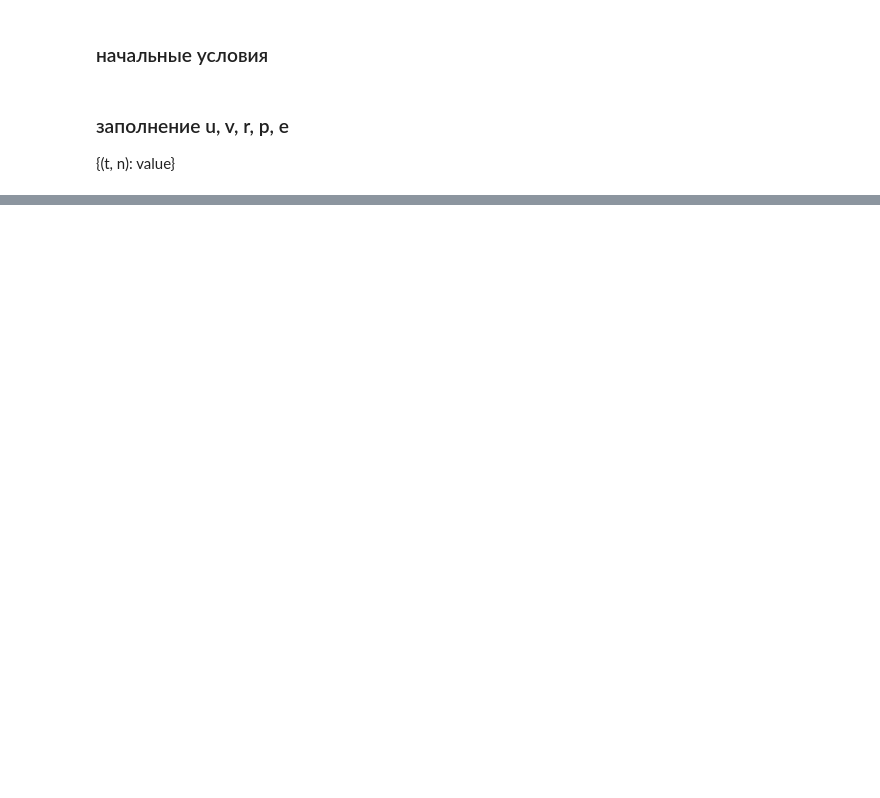
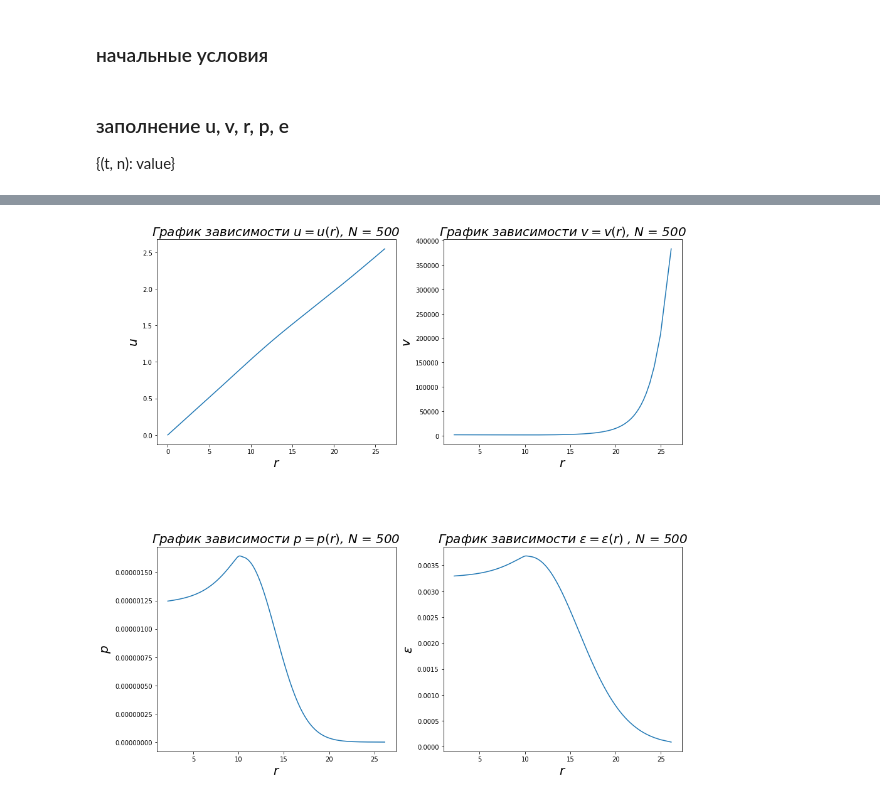
Before and after one commit to VZhikhareva/MIPT, a Jupyter notebook: ded/razryv_shara.ipynb, the cells around one changed output, grey strips where cells are left out. Saved outputs shown, nothing was run; the diff lists cells and outputs as text; code cells hidden in the pictures; blank space fills up the shorter version.

```diff
--- a/ded/razryv_shara.ipynb
+++ b/ded/razryv_shara.ipynb
@@ -95,2 +125,6 @@ def show_res(rs, lst_rn):
     plt.show()
+# %%
+show_res(rs1, [int(tm / t_step) for tm in [9.9]])
+# %% [output]
+[figure, added]
 # %%
```
Also changed, not shown: parts of 14 cells of this notebook.
